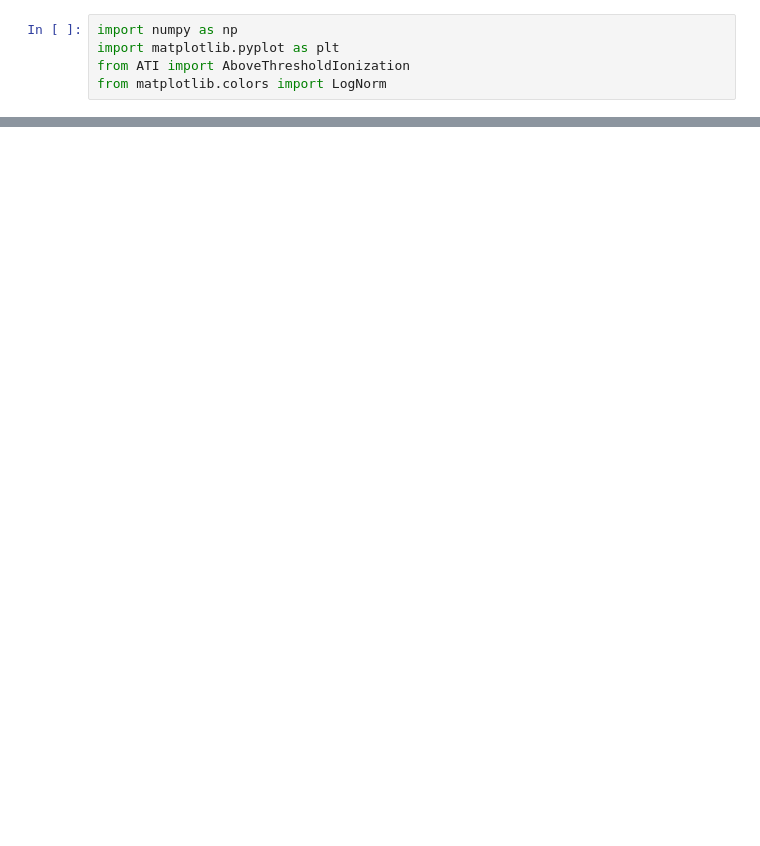
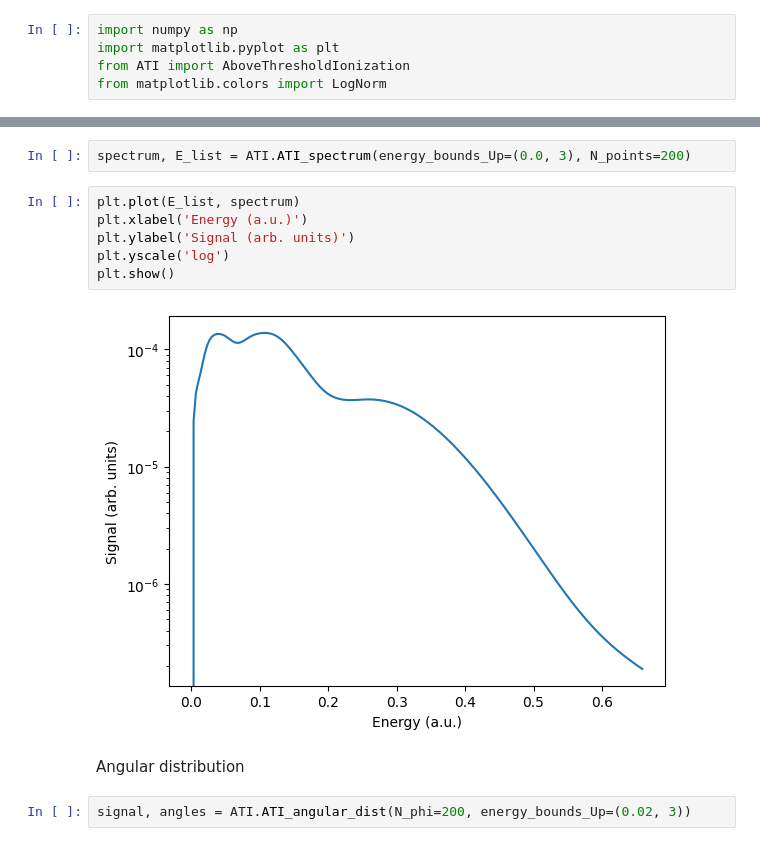
Before and after one commit to EmilHansen1/PALS, a Jupyter notebook: ATI_example.ipynb, the cells around one changed output, grey strips where cells are left out. Cells and saved outputs as stored; diff of their text form; blank space fills up the shorter version.

```diff
--- a/ATI_example.ipynb
+++ b/ATI_example.ipynb
@@ -49,0 +79,14 @@ plt.show()
+# %%
+spectrum, E_list = ATI.ATI_spectrum(energy_bounds_Up=(0.0, 3), N_points=200)
+# %%
+plt.plot(E_list, spectrum)
+plt.xlabel('Energy (a.u.)')
+plt.ylabel('Signal (arb. units)')
+plt.yscale('log')
+plt.show()
+# %% [output]
+[figure, added]
+# %% [markdown]
+Angular distribution
+# %%
+signal, angles = ATI.ATI_angular_dist(N_phi=200, energy_bounds_Up=(0.02, 3))
```
Also changed, not shown: parts of 18 cells of this notebook.
